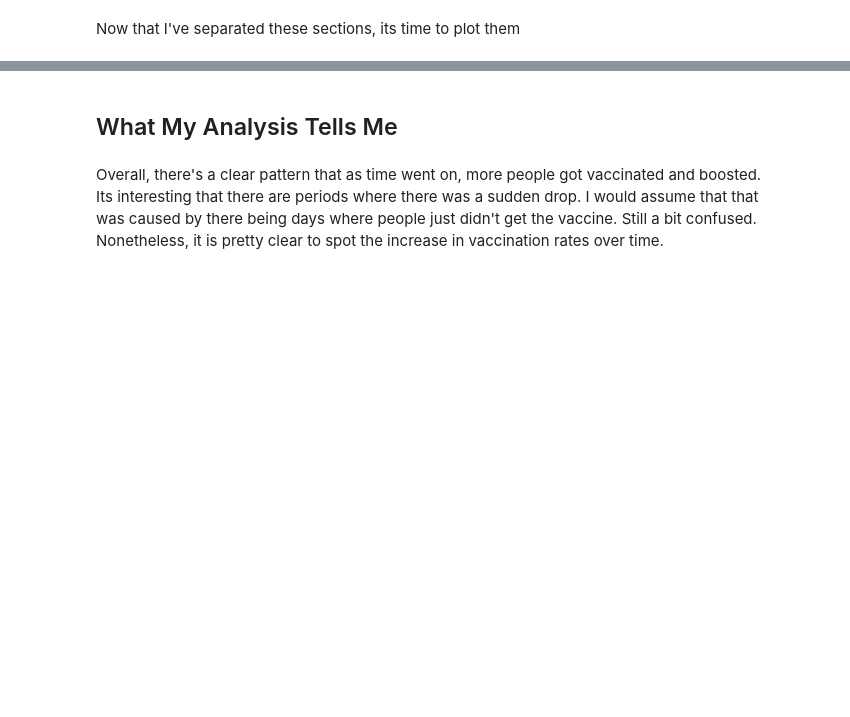
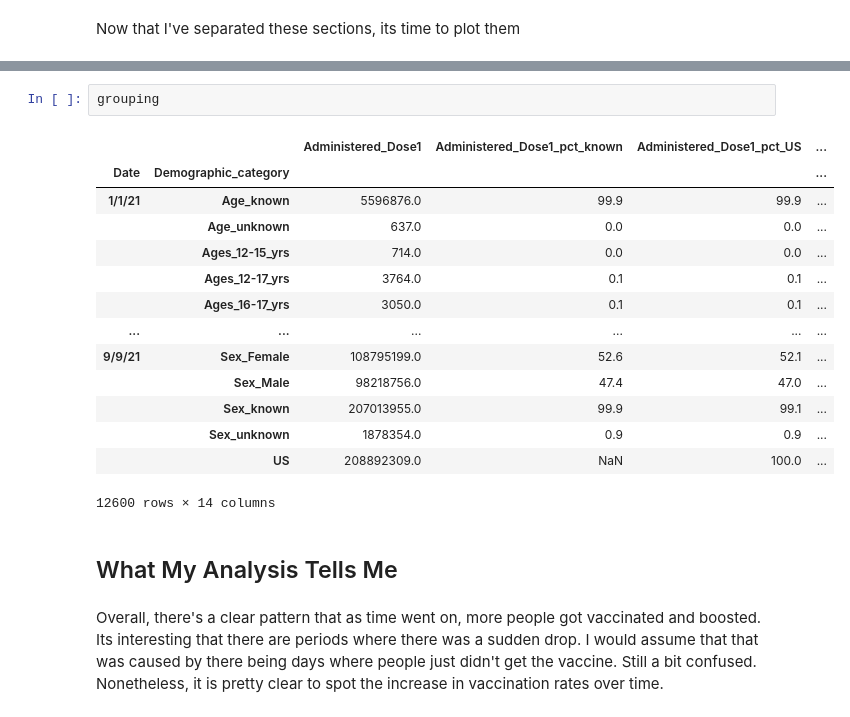
Before and after one commit to LeoraKelseyBrandeis/cs103a-cpa01, a Jupyter notebook: cpa01.ipynb, the cells around one changed output, grey strips where cells are left out. Saved outputs shown, nothing was run; the diff lists cells and outputs as text; blank space fills up the shorter version.

```diff
--- a/cpa01.ipynb
+++ b/cpa01.ipynb
@@ -100,3 +224,20 @@ grouping
+# %%
+grouping
+# %% [output]
+|  |  | Administered_Dose1 | Administered_Dose1_pct_known | Administered_Dose1_pct_US | ... |
+| Date | Demographic_category |  |  |  | ... |
+| 1/1/21 | Age_known | 5596876.0 | 99.9 | 99.9 | ... |
+|  | Age_unknown | 637.0 | 0.0 | 0.0 | ... |
+|  | Ages_12-15_yrs | 714.0 | 0.0 | 0.0 | ... |
+|  | Ages_12-17_yrs | 3764.0 | 0.1 | 0.1 | ... |
+|  | Ages_16-17_yrs | 3050.0 | 0.1 | 0.1 | ... |
+| ... | ... | ... | ... | ... | ... |
+| 9/9/21 | Sex_Female | 108795199.0 | 52.6 | 52.1 | ... |
+|  | Sex_Male | 98218756.0 | 47.4 | 47.0 | ... |
+|  | Sex_known | 207013955.0 | 99.9 | 99.1 | ... |
+|  | Sex_unknown | 1878354.0 | 0.9 | 0.9 | ... |
+|  | US | 208892309.0 | NaN | 100.0 | ... |
+12600 rows × 14 columns
 # %% [markdown]
 ##  What My Analysis Tells Me
 # %% [markdown]
```
Also changed, not shown: parts of 26 cells of this notebook.
